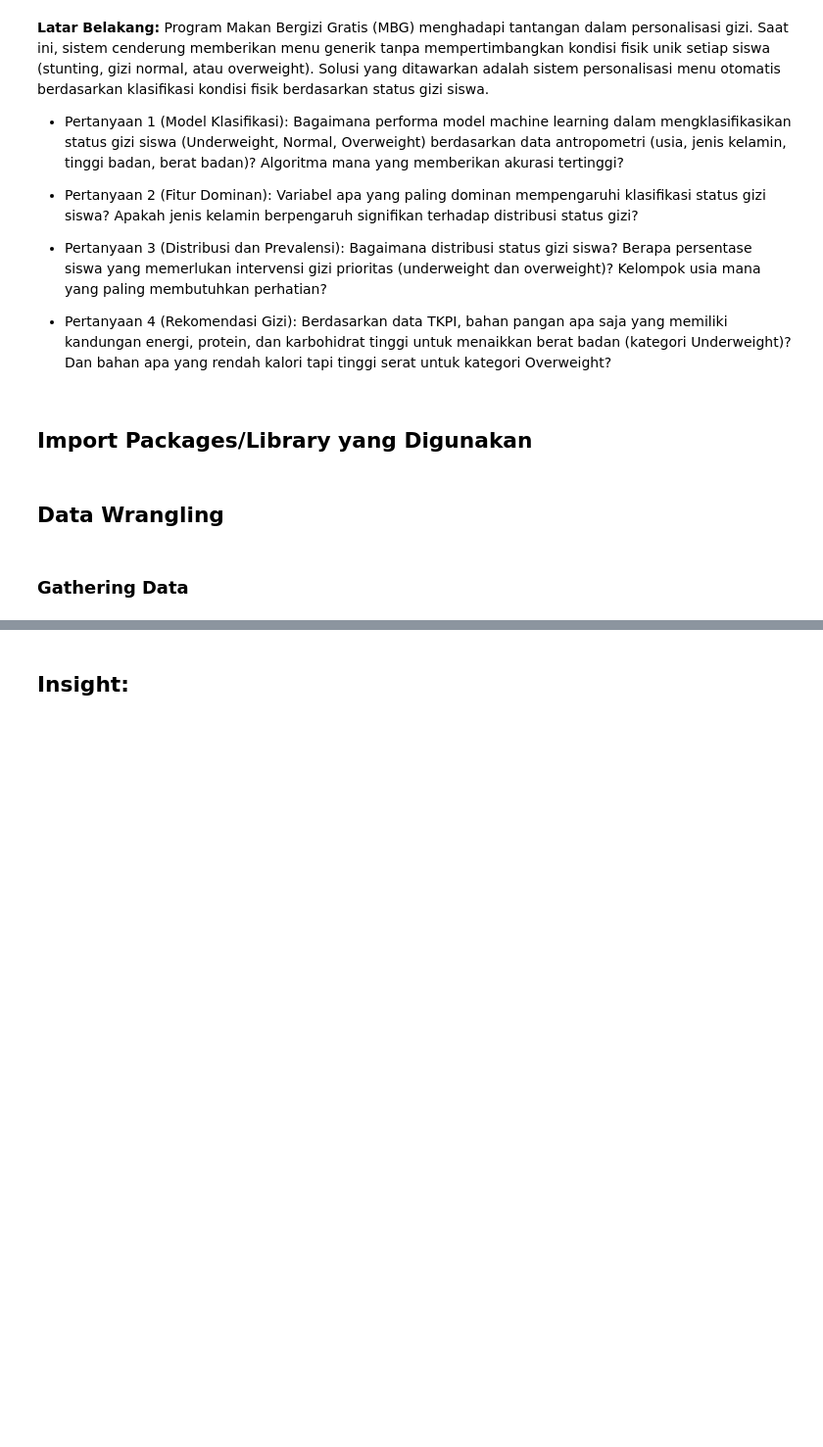
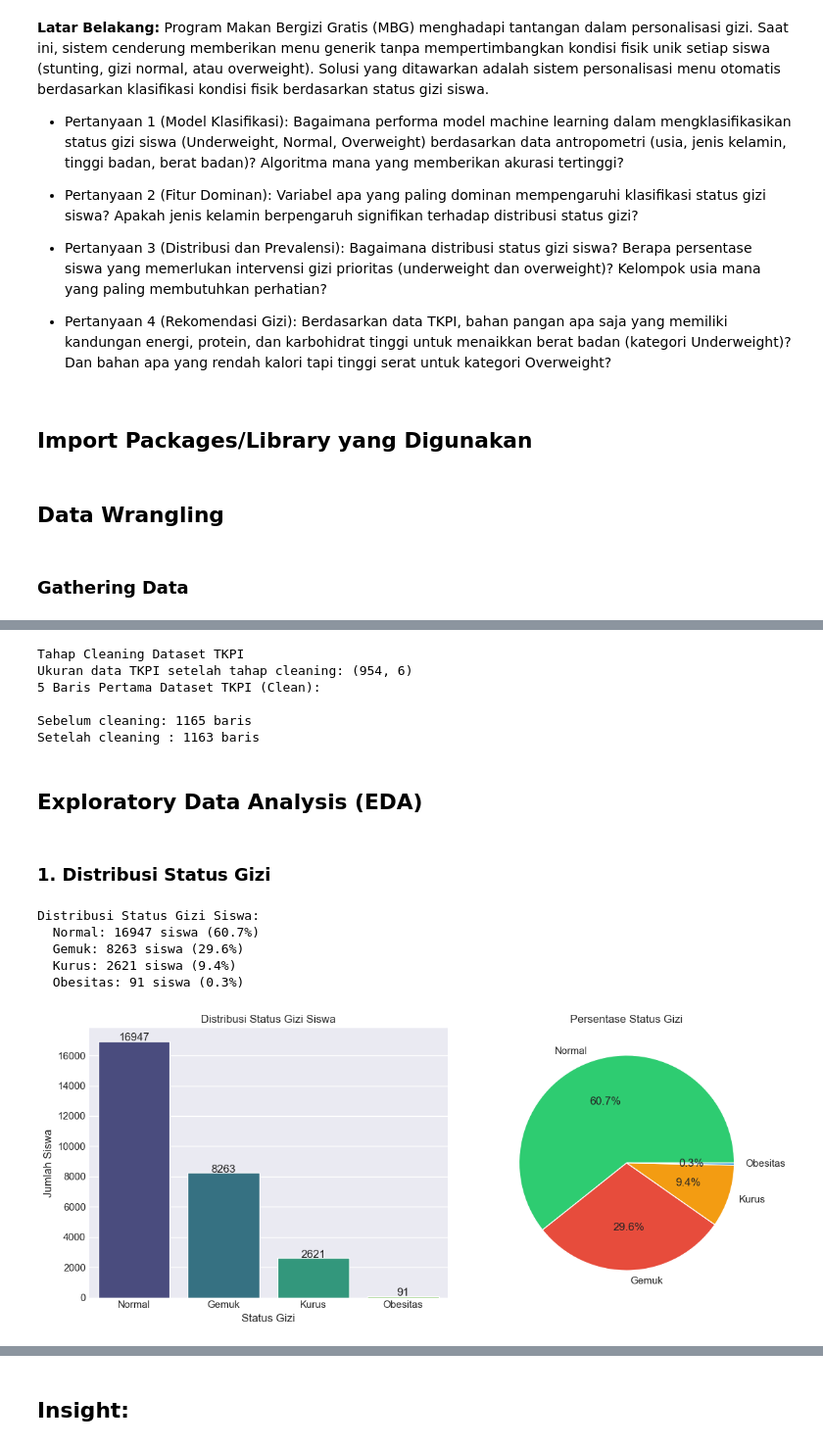
Before and after one commit to FAA2k5/MBG-Smart-Plate, a Jupyter notebook: notebook.ipynb, the cells around one changed output, grey strips where cells are left out. Shown at 98% size. Cells and saved outputs as stored; diff of their text form; code cells hidden in the pictures; blank space fills up the shorter version.

```diff
--- a/notebook.ipynb
+++ b/notebook.ipynb
@@ -67,0 +227,79 @@ df_tkpi.head()
+# %%
+print("\nTahap Cleaning Dataset TKPI")
+
+# Pilih kolom yang relevan untuk rekomendasi menu
+columns_needed = ['NAMA BAHAN', 'ENERGI (Kal)', 'PROTEIN (g)', 'LEMAK (g)', 'KH (g)', 'SERAT (g)']
+df_tkpi_clean = df_tkpi[columns_needed].copy()
+
+# Hapus baris dengan missing values
+df_tkpi_clean = df_tkpi_clean.dropna(subset=['ENERGI (Kal)', 'PROTEIN (g)', 'LEMAK (g)', 'KH (g)', 'SERAT (g)'])
+
+# Pembersihan simbol dalam kalimat
+df_tkpi_clean['NAMA BAHAN'] = df_tkpi_clean['NAMA BAHAN'].str.replace('\n', ' ', regex=False)
+df_tkpi_clean['NAMA BAHAN'] = df_tkpi_clean['NAMA BAHAN'].str.replace('  ', ' ', regex=False)
+df_tkpi_clean['NAMA BAHAN'] = df_tkpi_clean['NAMA BAHAN'].str.strip()
+
+# Konversi ke numeric
+for col in ['ENERGI (Kal)', 'PROTEIN (g)', 'LEMAK (g)', 'KH (g)', 'SERAT (g)']:
+    df_tkpi_clean[col] = pd.to_numeric(df_tkpi_clean[col], errors='coerce')
+
+# Hapus baris dengan nilai 0 atau NaN pada energi
+df_tkpi_clean = df_tkpi_clean[df_tkpi_clean['ENERGI (Kal)'] > 0]
+
+print(f"Ukuran data TKPI setelah tahap cleaning: {df_tkpi_clean.shape}")
+print("5 Baris Pertama Dataset TKPI (Clean):")
+df_tkpi_clean.head()
+
+# Eliminasi Konten Haram
+print(f"\nSebelum cleaning: {len(df_tkpi)} baris")
+jumlah_sebelum = len(df_tkpi)
+df_tkpi = df_tkpi[
+    ~df_tkpi['NAMA BAHAN'].str.contains('babi|hiu|ikan hitam|Ayam goreng church', case=False, na=False)
+].copy()
+
+print(f"Setelah cleaning : {len(df_tkpi)} baris")
+# %% [output]
+Tahap Cleaning Dataset TKPI
+Ukuran data TKPI setelah tahap cleaning: (954, 6)
+5 Baris Pertama Dataset TKPI (Clean):
+
+Sebelum cleaning: 1165 baris
+Setelah cleaning : 1163 baris
+# %% [markdown]
+## Exploratory Data Analysis (EDA)
+# %% [markdown]
+### 1. Distribusi Status Gizi
+# %%
+status_counts = df_bmi_clean['Status_Gizi'].value_counts()
+status_pct = df_bmi_clean['Status_Gizi'].value_counts(normalize=True) * 100
+
+print("\nDistribusi Status Gizi Siswa:")
+for status, count in status_counts.items():
+    pct = status_pct[status]
+    print(f"  {status}: {count} siswa ({pct:.1f}%)")
+
+# Visualisasi
+fig, axes = plt.subplots(1, 2, figsize=(12, 5))
+
+# Bar plot
+sns.barplot(x=status_counts.index, y=status_counts.values, ax=axes[0], palette='viridis')
+axes[0].set_title('Distribusi Status Gizi Siswa')
+axes[0].set_xlabel('Status Gizi')
+axes[0].set_ylabel('Jumlah Siswa')
+for i, v in enumerate(status_counts.values):
+    axes[0].text(i, v + 5, str(v), ha='center')
+
+# Pie chart
+axes[1].pie(status_counts.values, labels=status_counts.index, autopct='%1.1f%%',
+            colors=['#2ecc71', '#e74c3c', '#f39c12', '#3498db'])
+axes[1].set_title('Persentase Status Gizi')
+
+plt.tight_layout()
+plt.show()
+# %% [output]
+Distribusi Status Gizi Siswa:
+  Normal: 16947 siswa (60.7%)
+  Gemuk: 8263 siswa (29.6%)
+  Kurus: 2621 siswa (9.4%)
+  Obesitas: 91 siswa (0.3%)
+[figure, added]
```
Also changed, not shown: parts of 47 cells of this notebook.
